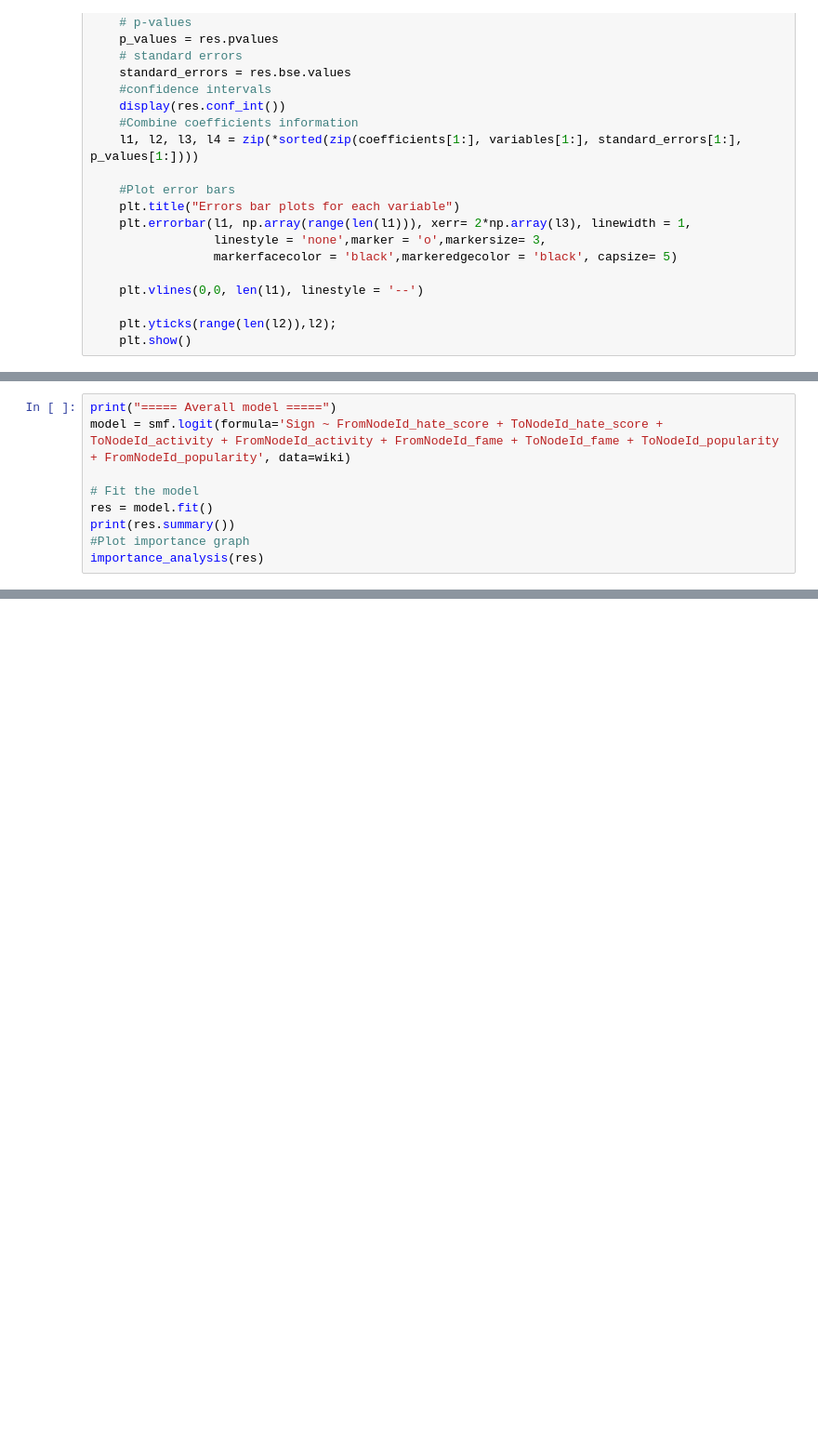
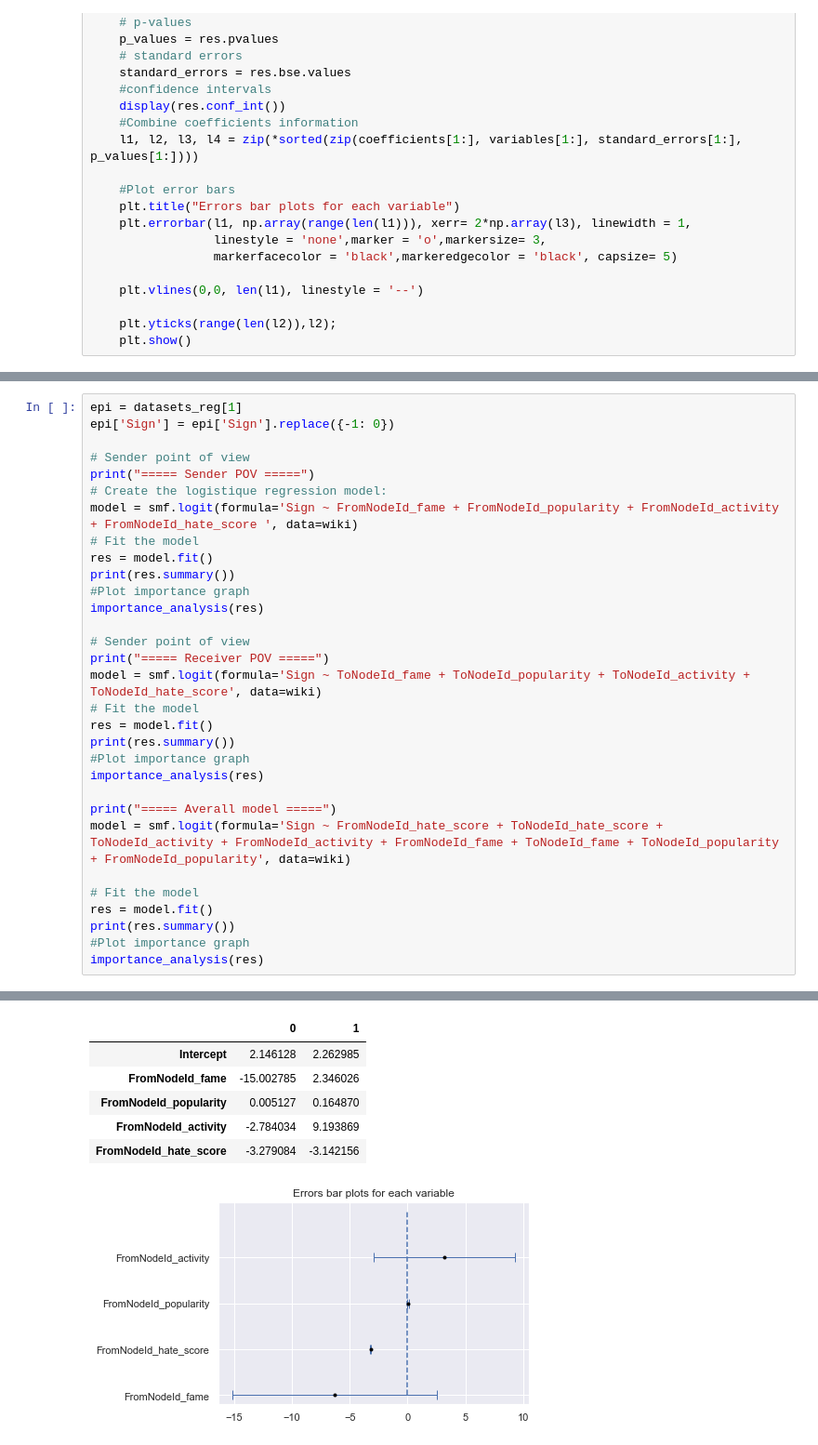
Before and after one commit to epfl-ada/ada-2020-project-milestone-p3-p3_adaptateur, a Jupyter notebook: notebook-matthieu.ipynb, the cells around one changed output, grey strips where cells are left out. Shown at 93% size. Saved outputs shown, nothing was run; the diff lists cells and outputs as text; blank space fills up the shorter version.

```diff
--- a/notebook-matthieu.ipynb
+++ b/notebook-matthieu.ipynb
@@ -838,9 +993,32 @@ importance_analysis(res)
-# %%
-print("===== Averall model =====")
-model = smf.logit(formula='Sign ~ FromNodeId_hate_score + ToNodeId_hate_score + ToNodeId_activity + FromNodeId_activity + FromNodeId_fame + ToNodeId_fame + ToNodeId_popularity + FromNodeId_popularity', data=wiki)
-
-# Fit the model
-res = model.fit()
-print(res.summary())
-#Plot importance graph
-importance_analysis(res)
+# %%
+epi = datasets_reg[1]
+epi['Sign'] = epi['Sign'].replace({-1: 0})
+
+# Sender point of view
+print("===== Sender POV =====")
+# Create the logistique regression model:
+model = smf.logit(formula='Sign ~ FromNodeId_fame + FromNodeId_popularity + FromNodeId_activity + FromNodeId_hate_score ', data=wiki)
+# Fit the model
+res = model.fit()
+print(res.summary())
+#Plot importance graph
+importance_analysis(res)
+
+# Sender point of view
+print("===== Receiver POV =====")
+model = smf.logit(formula='Sign ~ ToNodeId_fame + ToNodeId_popularity + ToNodeId_activity + ToNodeId_hate_score', data=wiki)
+# Fit the model
+res = model.fit()
+print(res.summary())
+#Plot importance graph
+importance_analysis(res)
+
+print("===== Averall model =====")
+model = smf.logit(formula='Sign ~ FromNodeId_hate_score + ToNodeId_hate_score + ToNodeId_activity + FromNodeId_activity + FromNodeId_fame + ToNodeId_fame + ToNodeId_popularity + FromNodeId_popularity', data=wiki)
+
+# Fit the model
+res = model.fit()
+print(res.summary())
+#Plot importance graph
+importance_analysis(res)
+# %% [output]
@@ -846,0 +1042,7 @@ importance_analysis(res)
+|  | 0 | 1 |
+| Intercept | 2.146128 | 2.262985 |
+| FromNodeId_fame | -15.002785 | 2.346026 |
+| FromNodeId_popularity | 0.005127 | 0.164870 |
+| FromNodeId_activity | -2.784034 | 9.193869 |
+| FromNodeId_hate_score | -3.279084 | -3.142156 |
+[figure, added]
```
Also changed, not shown: parts of 14 cells of this notebook, 2 other files.
